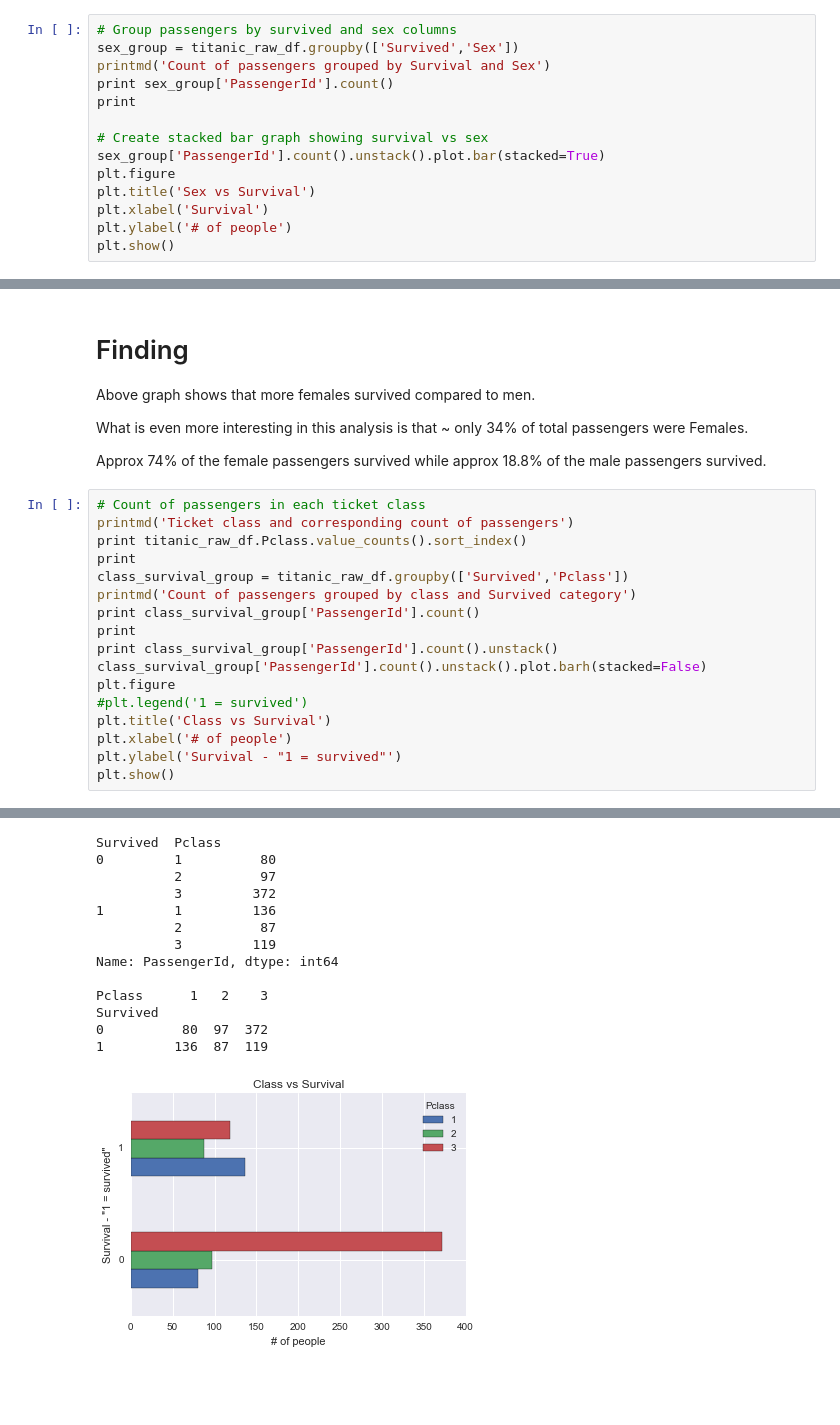
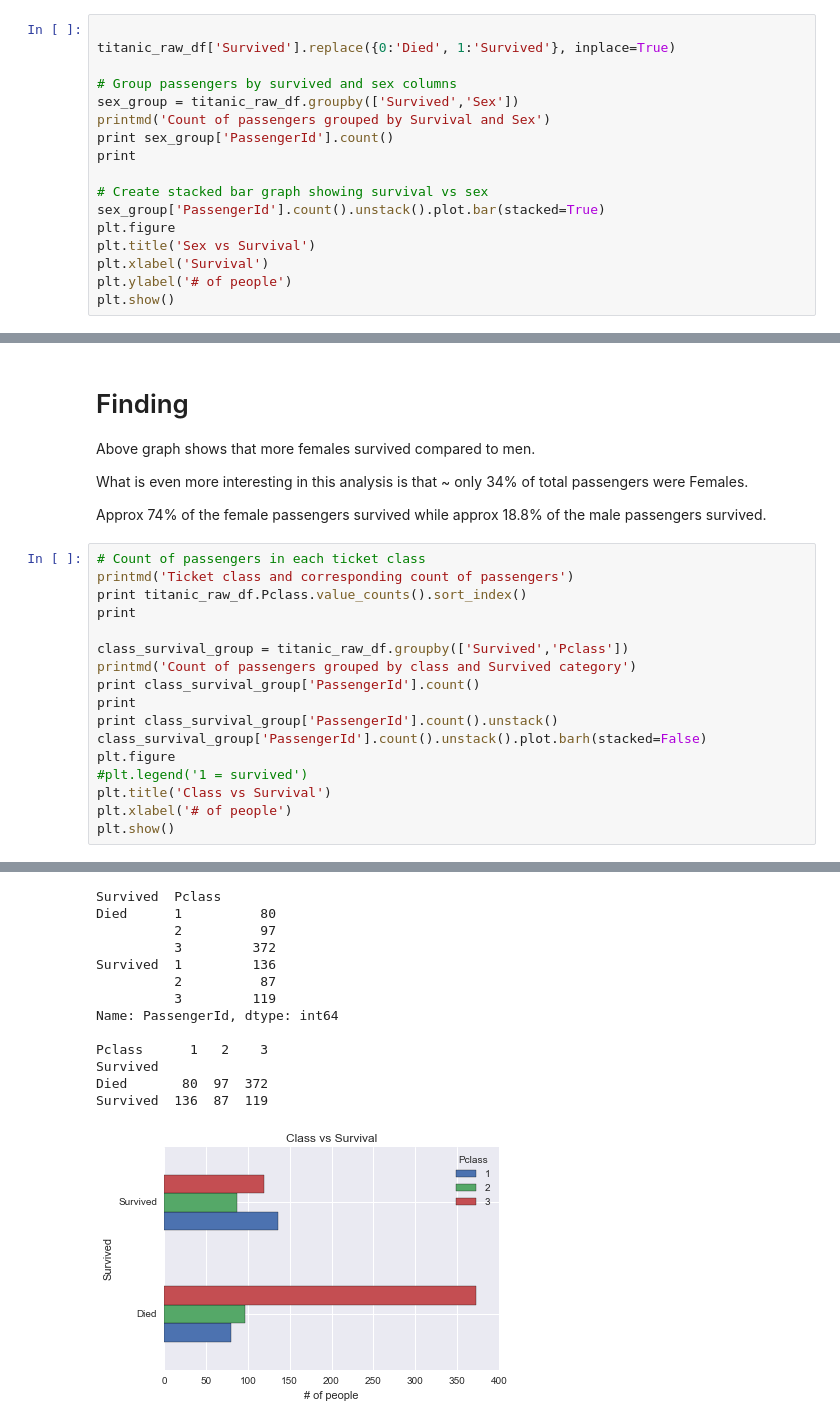
Before and after one commit to buildhope/Titanic_data_analysis, a Jupyter notebook: Titanic_Analysis.ipynb, the cells around one changed output, grey strips where cells are left out. Saved outputs shown, nothing was run; the diff lists cells and outputs as text; blank space fills up the shorter version.

```diff
--- a/Titanic_Analysis.ipynb
+++ b/Titanic_Analysis.ipynb
@@ -288,6 +288,9 @@ One interesting finding looking at the above graph is that in almost all age gro
 
 Another interesting finding is that the gap between alive and dead numbers is highest in the age group 20-30.
 # %%
+
+titanic_raw_df['Survived'].replace({0:'Died', 1:'Survived'}, inplace=True)
+
 # Group passengers by survived and sex columns
 sex_group = titanic_raw_df.groupby(['Survived','Sex'])
 printmd('Count of passengers grouped by Survival and Sex')
@@ -322,39 +325,39 @@ Approx 74% of the female passengers survived while approx 18.8% of the male pass
 printmd('Ticket class and corresponding count of passengers')
 print titanic_raw_df.Pclass.value_counts().sort_index()
 print
+
 class_survival_group = titanic_raw_df.groupby(['Survived','Pclass'])
 printmd('Count of passengers grouped by class and Survived category')
 print class_survival_group['PassengerId'].count()
 print
 print class_survival_group['PassengerId'].count().unstack()
 class_survival_group['PassengerId'].count().unstack().plot.barh(stacked=False)
 plt.figure
 #plt.legend('1 = survived')
 plt.title('Class vs Survival')
 plt.xlabel('# of people')
-plt.ylabel('Survival - "1 = survived"')
 plt.show()
 # %% [output]
 Ticket class and corresponding count of passengers
 1    216
 2    184
 3    491
 Name: Pclass, dtype: int64
 Count of passengers grouped by class and Survived category
 Survived  Pclass
-0         1          80
+Died      1          80
           2          97
           3         372
-1         1         136
+Survived  1         136
           2          87
           3         119
 Name: PassengerId, dtype: int64
 
 Pclass      1   2    3
 Survived
-0          80  97  372
-1         136  87  119
+Died       80  97  372
+Survived  136  87  119
-[figure, old version]
+[figure, new version]
 # %% [markdown]
 # Finding
 One interesting finding from the above graph is that, of the first class passengers 62% of them survived while about 47% of the second class passengers survived and only 28% of the third class passengers survived.
```
Also changed, not shown: parts of 2 cells of this notebook, 1 other file.
